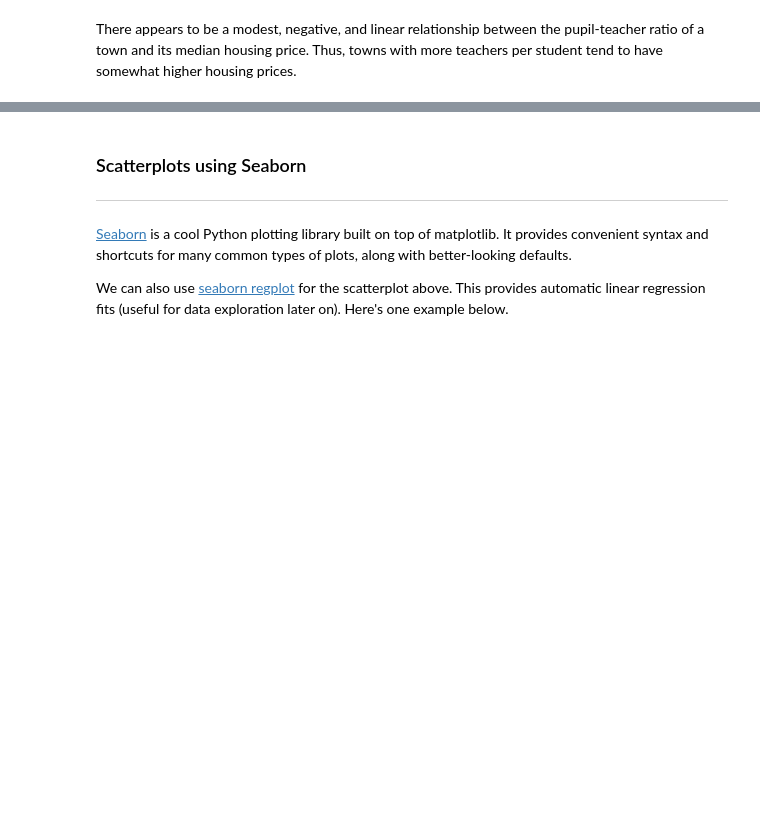
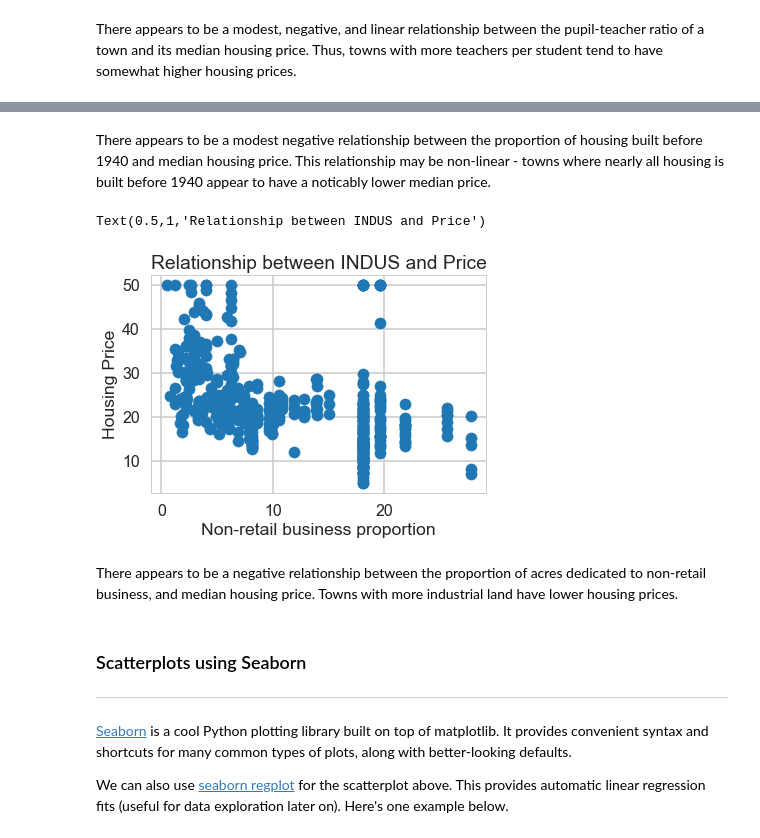
Before and after one commit to joshyou/springboard, a Jupyter notebook: linear_regression/Mini_Project_Linear_Regression.ipynb, the cells around one changed output, grey strips where cells are left out. Drawn from its saved outputs; the diff is of its cells as text; code cells hidden in the pictures; blank space fills up the shorter version.

```diff
--- a/linear_regression/Mini_Project_Linear_Regression.ipynb
+++ b/linear_regression/Mini_Project_Linear_Regression.ipynb
@@ -306,3 +311,15 @@ There appears to be a modest, negative, and linear relationship between the pupi
+# %% [markdown]
+There appears to be a modest negative relationship between the proportion of housing built before 1940 and median housing price. This relationship may be non-linear - towns where nearly all housing is built before 1940 appear to have a noticably lower median price.
+# %%
+plt.scatter(bos.INDUS, bos.PRICE)
+plt.xlabel('Non-retail business proportion')
+plt.ylabel('Housing Price')
+plt.title('Relationship between INDUS and Price')
+# %% [output]
+Text(0.5,1,'Relationship between INDUS and Price')
+[figure, added]
+# %% [markdown]
+There appears to be a negative relationship between the proportion of acres dedicated to non-retail business, and median housing price. Towns with more industrial land have lower housing prices.
 # %% [markdown]
 ### Scatterplots using Seaborn
 ***
```
Also changed, not shown: parts of 35 cells of this notebook.
